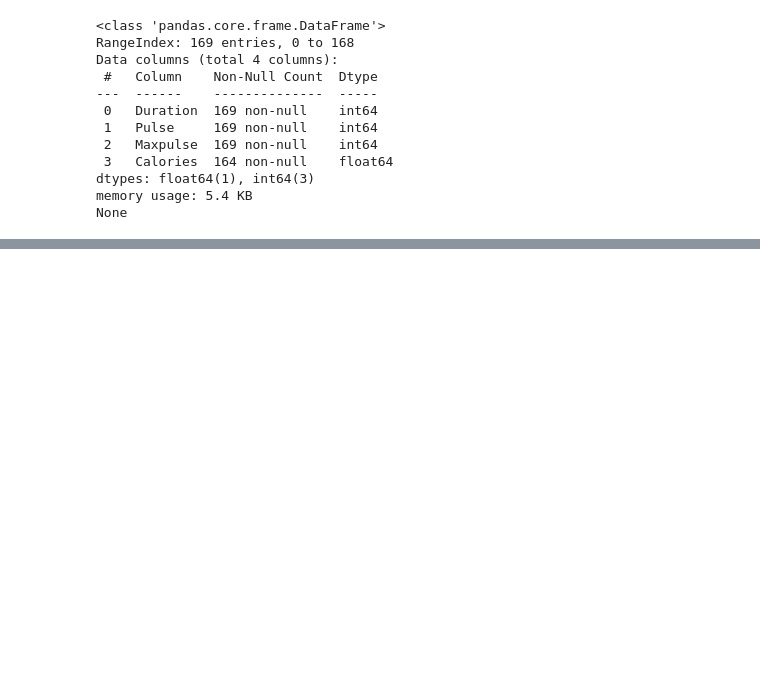
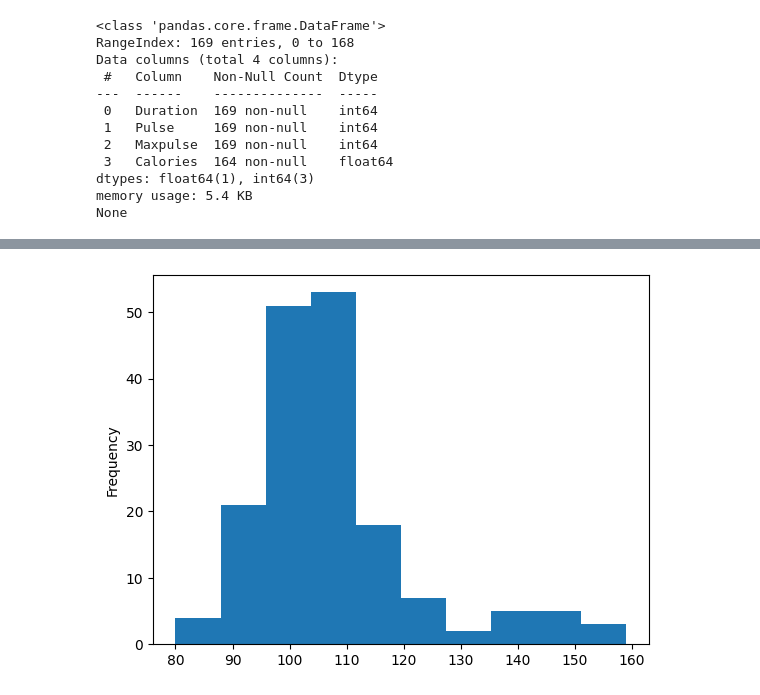
Before and after one commit to venkyalane/python-pandas, a Jupyter notebook: pandas_tutorial.ipynb, the cells around one changed output, grey strips where cells are left out. Saved outputs shown, nothing was run; the diff lists cells and outputs as text; code cells hidden in the pictures; blank space fills up the shorter version.

```diff
--- a/pandas_tutorial.ipynb
+++ b/pandas_tutorial.ipynb
@@ -257,0 +568,14 @@ print(new_df.to_string())
+# %%
+# Histogram
+# Use the kind argument to specify that you want a histogram:
+# kind = 'hist'
+# A histogram needs only one column.
+# A histogram shows us the frequency of each interval, e.g. how many workouts lasted between 50 and 60 minutes?
+# In the example below we will use the "Duration" column to create the histogram:
+import pandas as pd
+import matplotlib.pyplot as plt
+df = pd.read_csv('data.csv')
+df['Pulse'].plot(kind='hist')
+plt.show()
+# %% [output]
+[figure, added]
```
Also changed, not shown: parts of 20 cells of this notebook, 4 other files.
